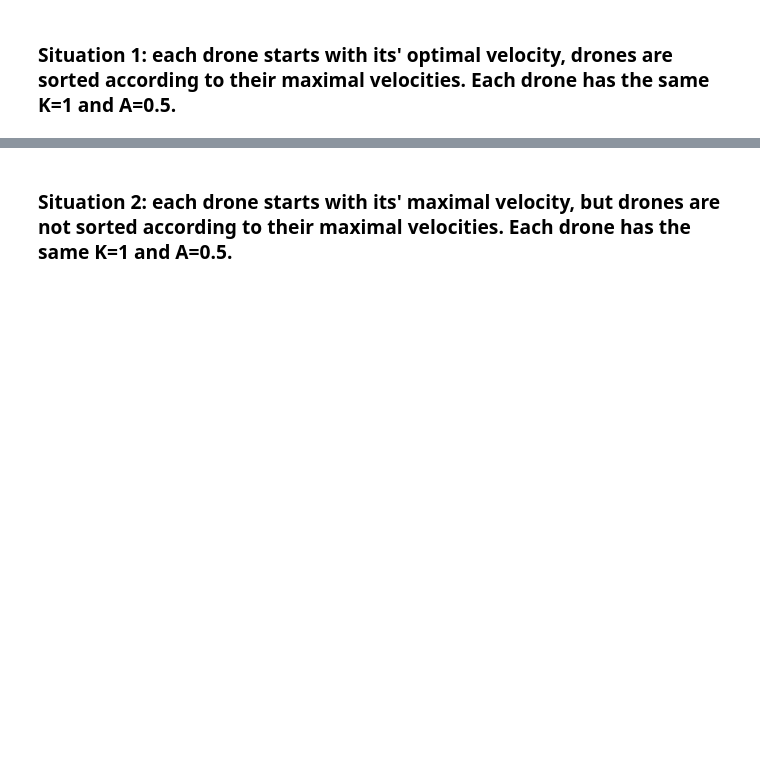
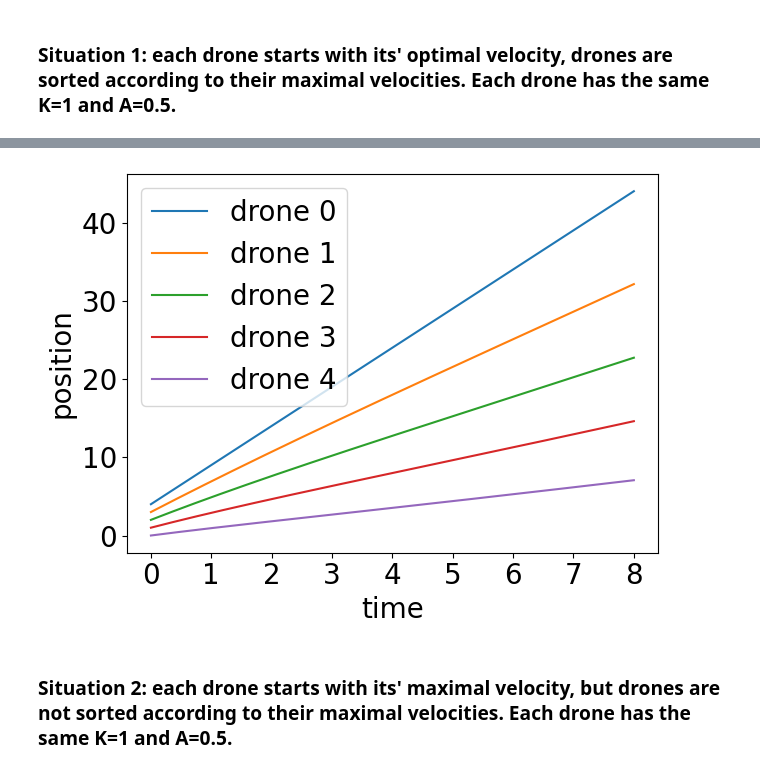
Before and after one commit to BDomzal/drones, a Jupyter notebook: simulations_in_paper.ipynb, the cells around one changed output, grey strips where cells are left out. Cells and saved outputs as stored; diff of their text form; code cells hidden in the pictures; blank space fills up the shorter version.

Commit message:
Added updated figures (larger fontsize)

```diff
--- a/simulations_in_paper.ipynb
+++ b/simulations_in_paper.ipynb
@@ -8,3 +7,5 @@ from functools import partial
+# %%
+results_path = os.getcwd() + '/figures/'
 # %% [markdown]
 ## Our model (sum of exponents multiplied by velocity)
 # %% [markdown]
@@ -24,10 +25,11 @@ t, v = simulations.euler(initial_time=0, end_time=8, number_of_points=1000000, i
 # %%
 for i in range(5):
     plt.plot(t, v[:,i], label = 'drone ' + str(i))
-plt.xticks(fontsize=15)
-plt.yticks(fontsize=15)
-plt.xlabel("time",fontsize=15)
-plt.ylabel("position",fontsize=15)
-plt.legend(fontsize=15)
-plt.show()
+plt.xticks(fontsize=20)
+plt.yticks(fontsize=20)
+plt.xlabel("time",fontsize=20)
+plt.ylabel("position",fontsize=20)
+plt.legend(fontsize=20)
+plt.tight_layout()
+plt.savefig(results_path + 'sym1.png', dpi=400)
 # %% [output]
@@ -36,3 +36,4 @@ plt.show()
+[figure, added]
 # %% [markdown]
 ### Situation 2: each drone starts with its' maximal velocity, but drones are not sorted according to their maximal velocities. Each drone has the same K=1 and A=0.5.
 # %%
```
Also changed, not shown: parts of 17 cells of this notebook, 12 other files.
